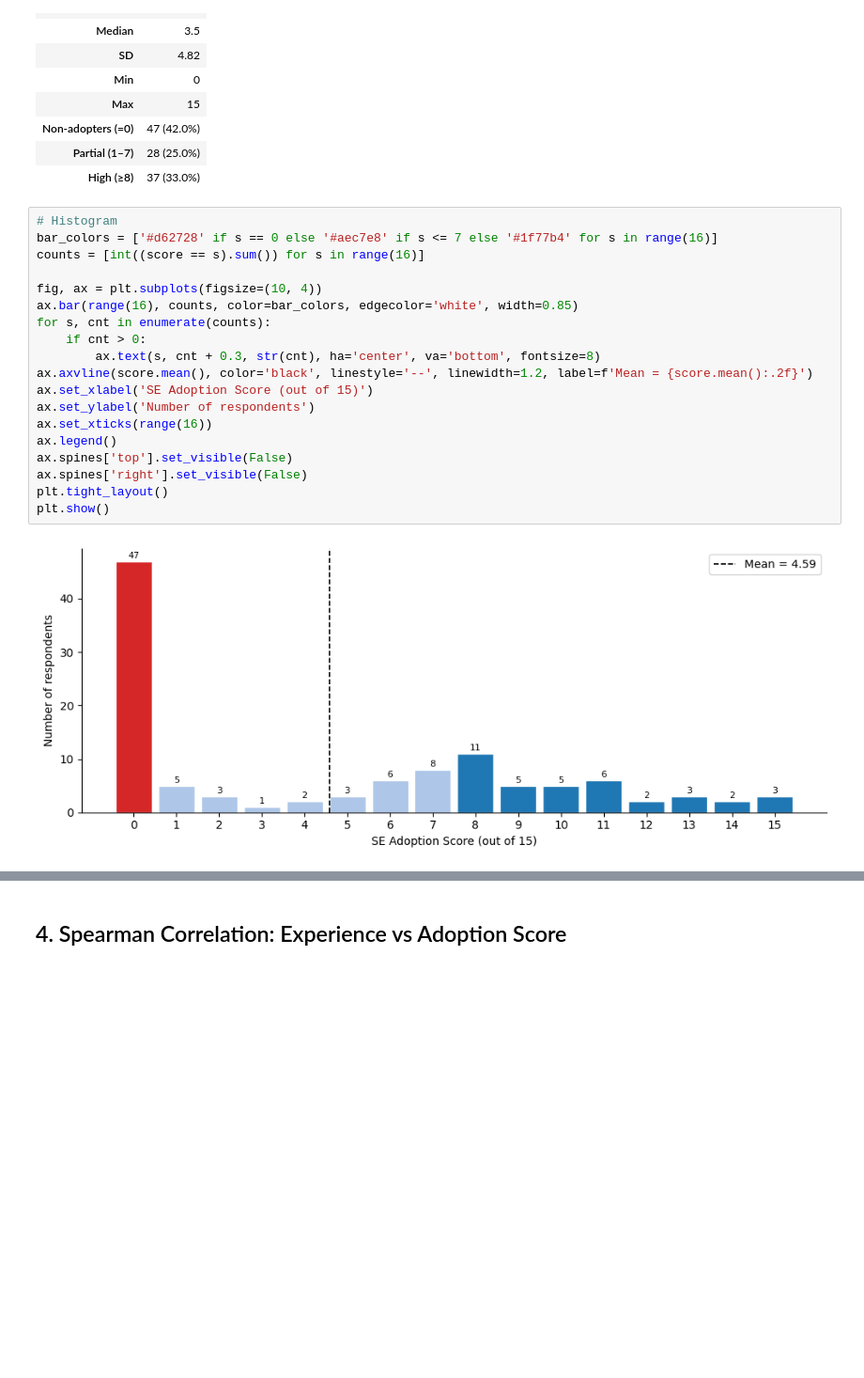
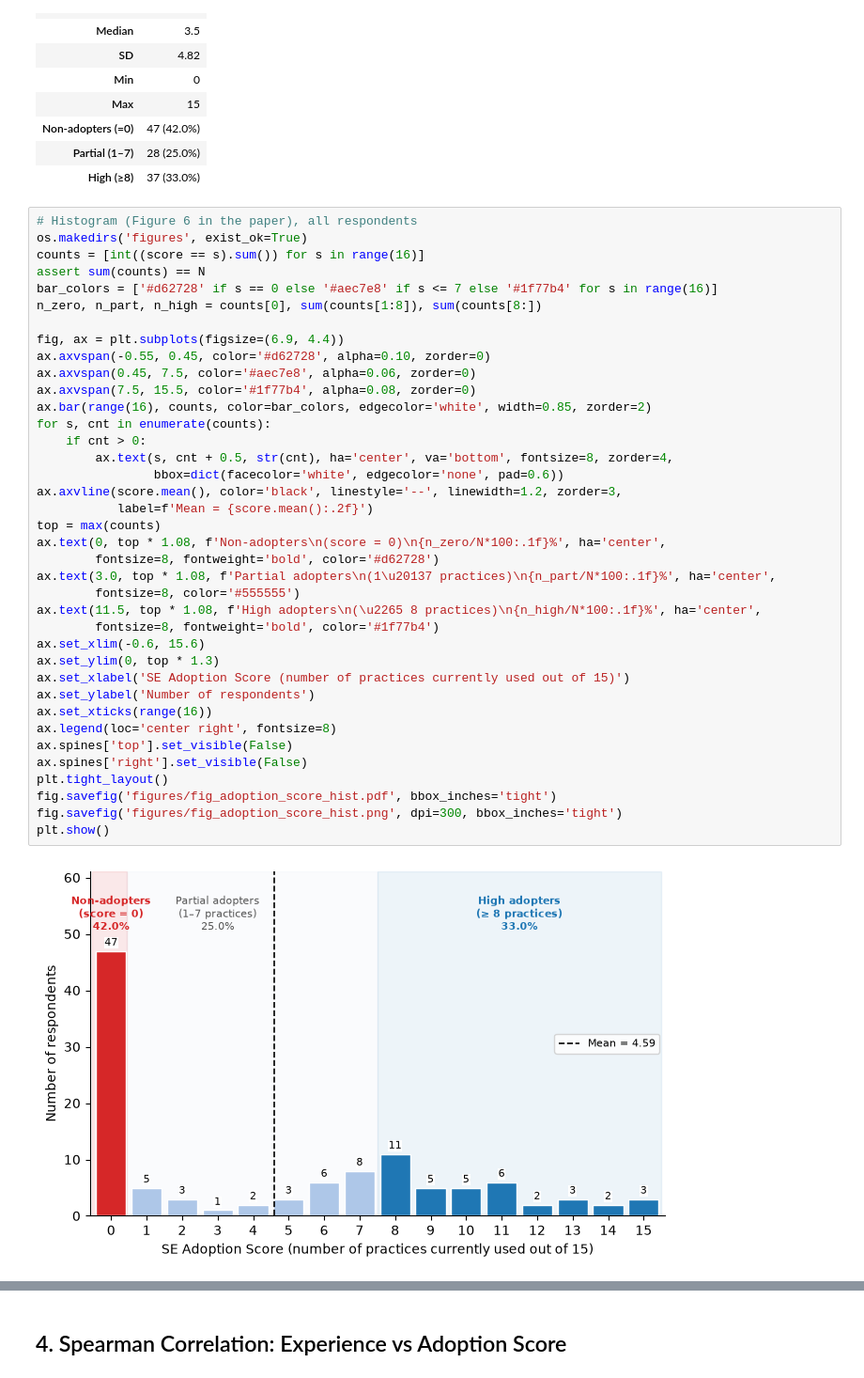
Before and after one commit to cragkhit/se4ds-replication-package, a Jupyter notebook: analysis_rq3.ipynb, the cells around one changed output, grey strips where cells are left out. Shown at 94% size. Cells and saved outputs as stored; diff of their text form; blank space fills up the shorter version.

```diff
--- a/analysis_rq3.ipynb
+++ b/analysis_rq3.ipynb
@@ -133,23 +156,42 @@ display(summary.T.rename(columns={0: 'Value'}))
 | Partial (1–7) | 28 (25.0%) |
 | High (≥8) | 37 (33.0%) |
 # %%
-# Histogram
+# Histogram (Figure 6 in the paper), all respondents
+os.makedirs('figures', exist_ok=True)
+counts = [int((score == s).sum()) for s in range(16)]
+assert sum(counts) == N
 bar_colors = ['#d62728' if s == 0 else '#aec7e8' if s <= 7 else '#1f77b4' for s in range(16)]
-counts = [int((score == s).sum()) for s in range(16)]
+n_zero, n_part, n_high = counts[0], sum(counts[1:8]), sum(counts[8:])
 
-fig, ax = plt.subplots(figsize=(10, 4))
-ax.bar(range(16), counts, color=bar_colors, edgecolor='white', width=0.85)
+fig, ax = plt.subplots(figsize=(6.9, 4.4))
+ax.axvspan(-0.55, 0.45, color='#d62728', alpha=0.10, zorder=0)
+ax.axvspan(0.45, 7.5, color='#aec7e8', alpha=0.06, zorder=0)
+ax.axvspan(7.5, 15.5, color='#1f77b4', alpha=0.08, zorder=0)
+ax.bar(range(16), counts, color=bar_colors, edgecolor='white', width=0.85, zorder=2)
 for s, cnt in enumerate(counts):
     if cnt > 0:
-        ax.text(s, cnt + 0.3, str(cnt), ha='center', va='bottom', fontsize=8)
-ax.axvline(score.mean(), color='black', linestyle='--', linewidth=1.2, label=f'Mean = {score.mean():.2f}')
-ax.set_xlabel('SE Adoption Score (out of 15)')
+        ax.text(s, cnt + 0.5, str(cnt), ha='center', va='bottom', fontsize=8, zorder=4,
+                bbox=dict(facecolor='white', edgecolor='none', pad=0.6))
+ax.axvline(score.mean(), color='black', linestyle='--', linewidth=1.2, zorder=3,
+           label=f'Mean = {score.mean():.2f}')
+top = max(counts)
+ax.text(0, top * 1.08, f'Non-adopters\n(score = 0)\n{n_zero/N*100:.1f}%', ha='center',
+        fontsize=8, fontweight='bold', color='#d62728')
+ax.text(3.0, top * 1.08, f'Partial adopters\n(1\u20137 practices)\n{n_part/N*100:.1f}%', ha='center',
+        fontsize=8, color='#555555')
+ax.text(11.5, top * 1.08, f'High adopters\n(\u2265 8 practices)\n{n_high/N*100:.1f}%', ha='center',
+        fontsize=8, fontweight='bold', color='#1f77b4')
+ax.set_xlim(-0.6, 15.6)
+ax.set_ylim(0, top * 1.3)
+ax.set_xlabel('SE Adoption Score (number of practices currently used out of 15)')
 ax.set_ylabel('Number of respondents')
 ax.set_xticks(range(16))
-ax.legend()
+ax.legend(loc='center right', fontsize=8)
 ax.spines['top'].set_visible(False)
 ax.spines['right'].set_visible(False)
 plt.tight_layout()
+fig.savefig('figures/fig_adoption_score_hist.pdf', bbox_inches='tight')
+fig.savefig('figures/fig_adoption_score_hist.png', dpi=300, bbox_inches='tight')
 plt.show()
 # %% [output]
-[figure, old version]
+[figure, new version]
```
Also changed, not shown: parts of 7 cells of this notebook, 29 other files.
